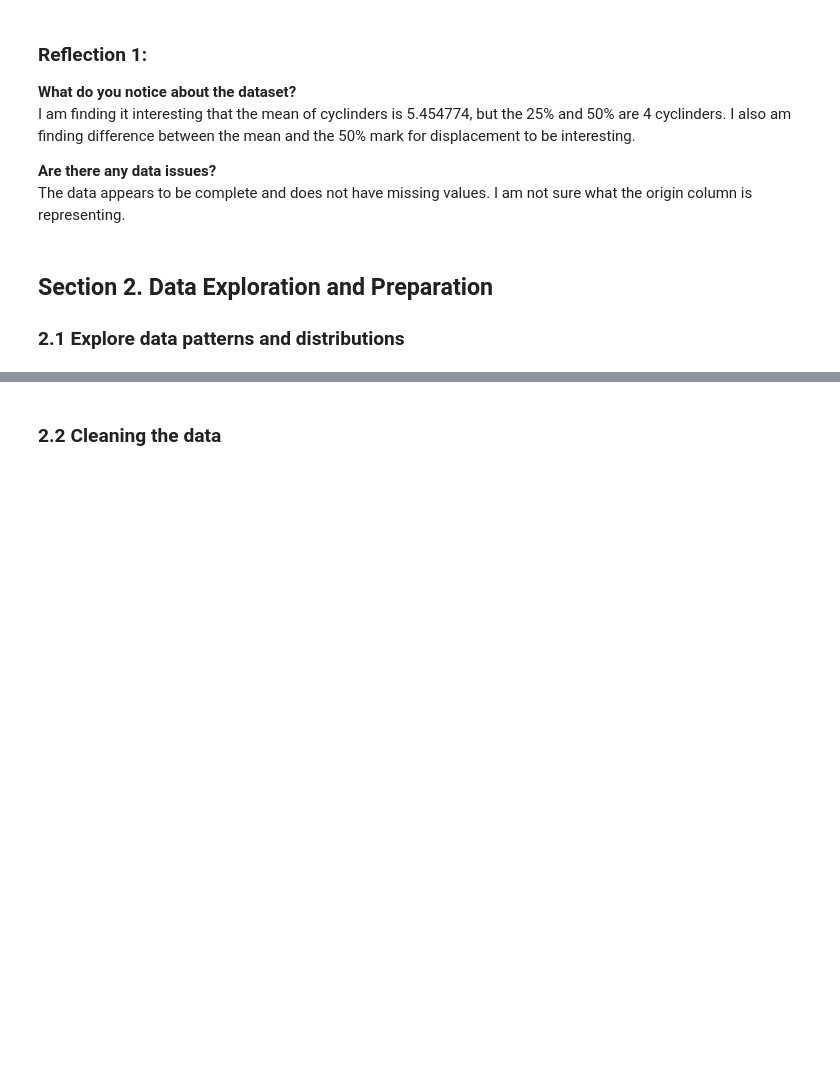
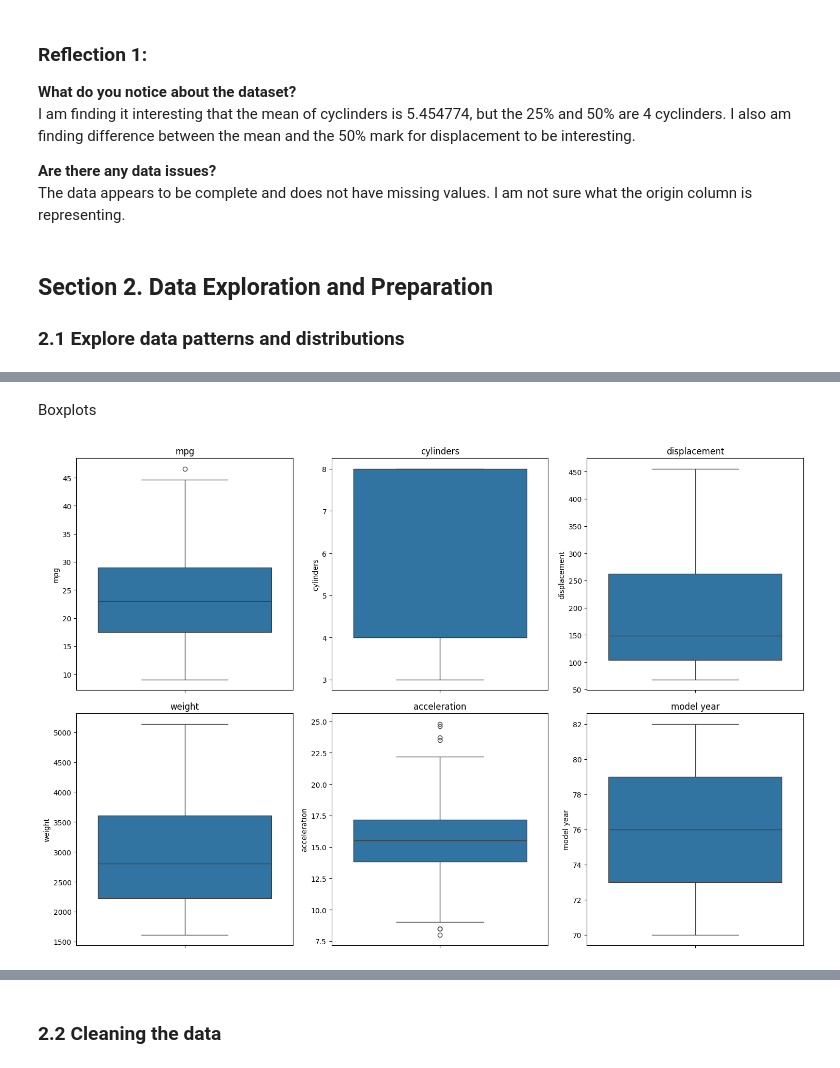
Before and after one commit to sapapesh/applied-ml-showard, a Jupyter notebook: regression/regression_sahoward.ipynb, the cells around one changed output, grey strips where cells are left out. Drawn from its saved outputs; the diff is of its cells as text; code cells hidden in the pictures; blank space fills up the shorter version.

```diff
--- a/regression/regression_sahoward.ipynb
+++ b/regression/regression_sahoward.ipynb
@@ -179,0 +149,18 @@ for feature in df.columns:
+# %% [markdown]
+Boxplots
+# %%
+attributes = ['mpg', 'cylinders', 'displacement', 'weight', 'acceleration', 'model year']
+
+fig, axes = plt.subplots(nrows=2, ncols=3, figsize=(15, 10))
+
+for i, attr in enumerate(attributes):
+    row = i // 3
+    col = i % 3
+    sns.boxplot(y=df[attr], ax=axes[row][col])
+    axes[row][col].set_title(f'{attr}')
+    axes[row][col].set_ylabel(attr)
+
+plt.tight_layout()
+plt.show()
+# %% [output]
+[figure, added]
```
Also changed, not shown: parts of 23 cells of this notebook.
